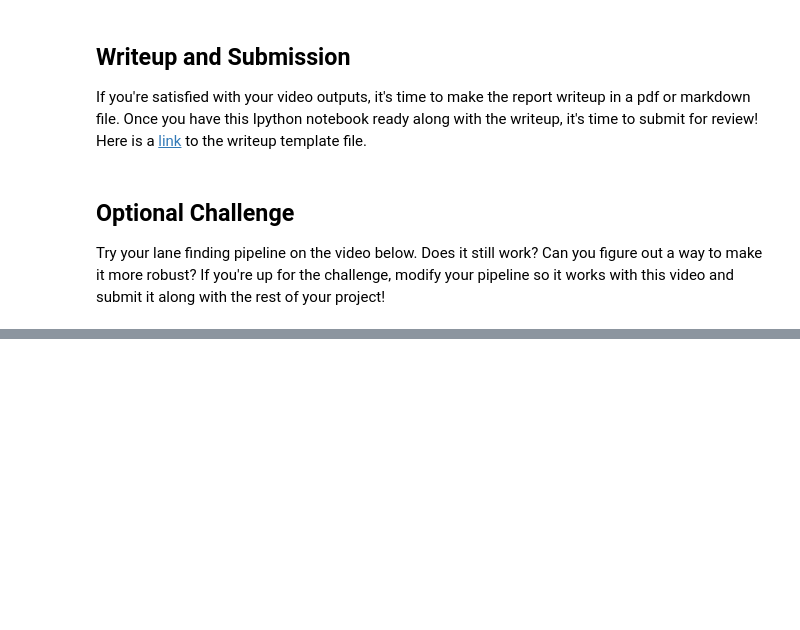
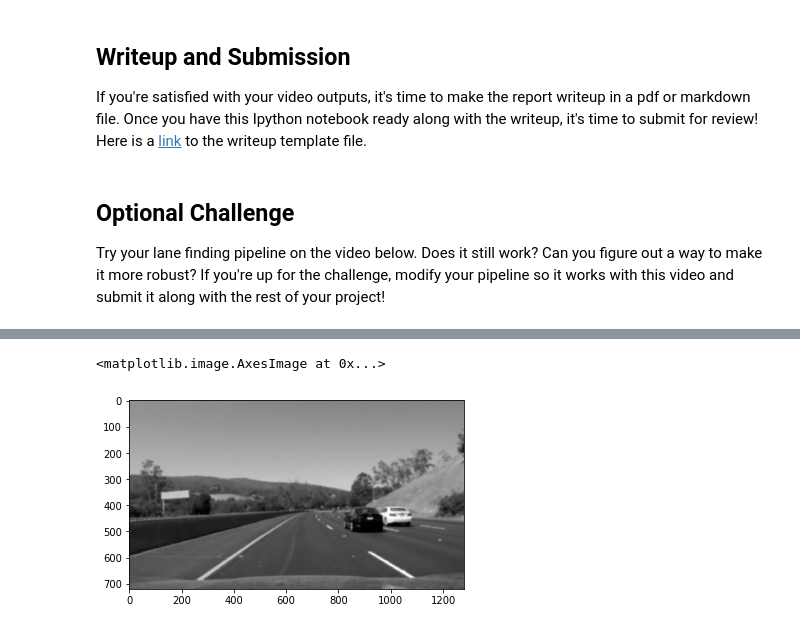
Before and after one commit to kkalera/CarND-LaneLines-P1, a Jupyter notebook: P1.ipynb, the cells around one changed output, grey strips where cells are left out. Drawn from its saved outputs; the diff is of its cells as text; code cells hidden in the pictures; blank space fills up the shorter version.

```diff
--- a/P1.ipynb
+++ b/P1.ipynb
@@ -573,0 +553,7 @@ def process_image_connected(image):
+# %%
+# Add Gaussian blur
+blur = gaussian_blur(gray, 15)
+plt.imshow(blur, cmap="gray")
+# %% [output]
+<matplotlib.image.AxesImage at 0x...>
+[figure, added]
```
Also changed, not shown: parts of 15 cells of this notebook, 4 other files.
